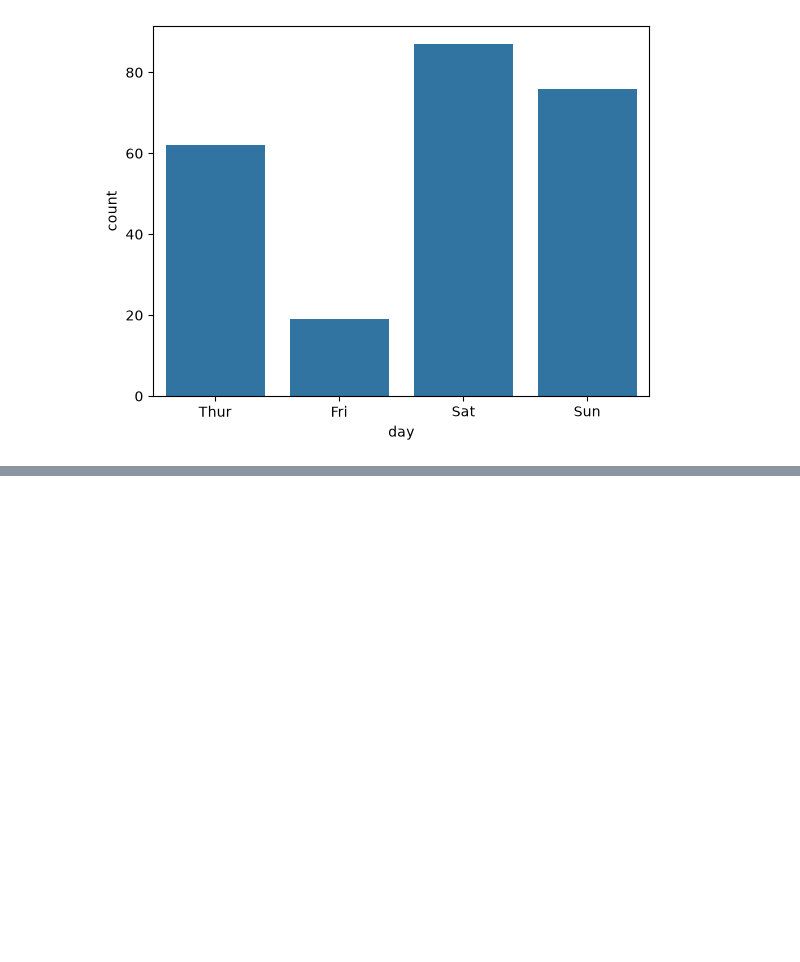
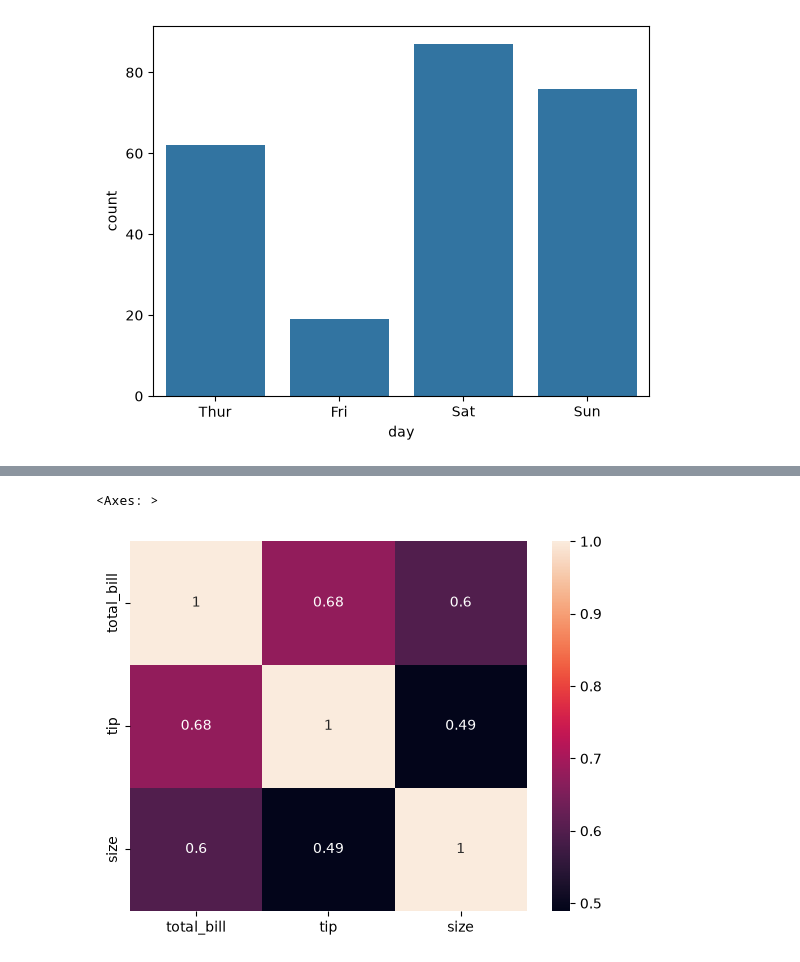
Before and after one commit to Rajendra-Pd-Joshi/Data-Science, a Jupyter notebook: Interview_practice/practice_seaborn.ipynb, the cells around one changed output, grey strips where cells are left out. Saved outputs shown, nothing was run; the diff lists cells and outputs as text; code cells hidden in the pictures; blank space fills up the shorter version.

```diff
--- a/Interview_practice/practice_seaborn.ipynb
+++ b/Interview_practice/practice_seaborn.ipynb
@@ -88,0 +139,5 @@ plt.show()
+# %%
+sns.heatmap(data=tips.corr(numeric_only=True),annot=True)
+# %% [output]
+<Axes: >
+[figure, added]
```
Also changed, not shown: parts of 9 cells of this notebook.
